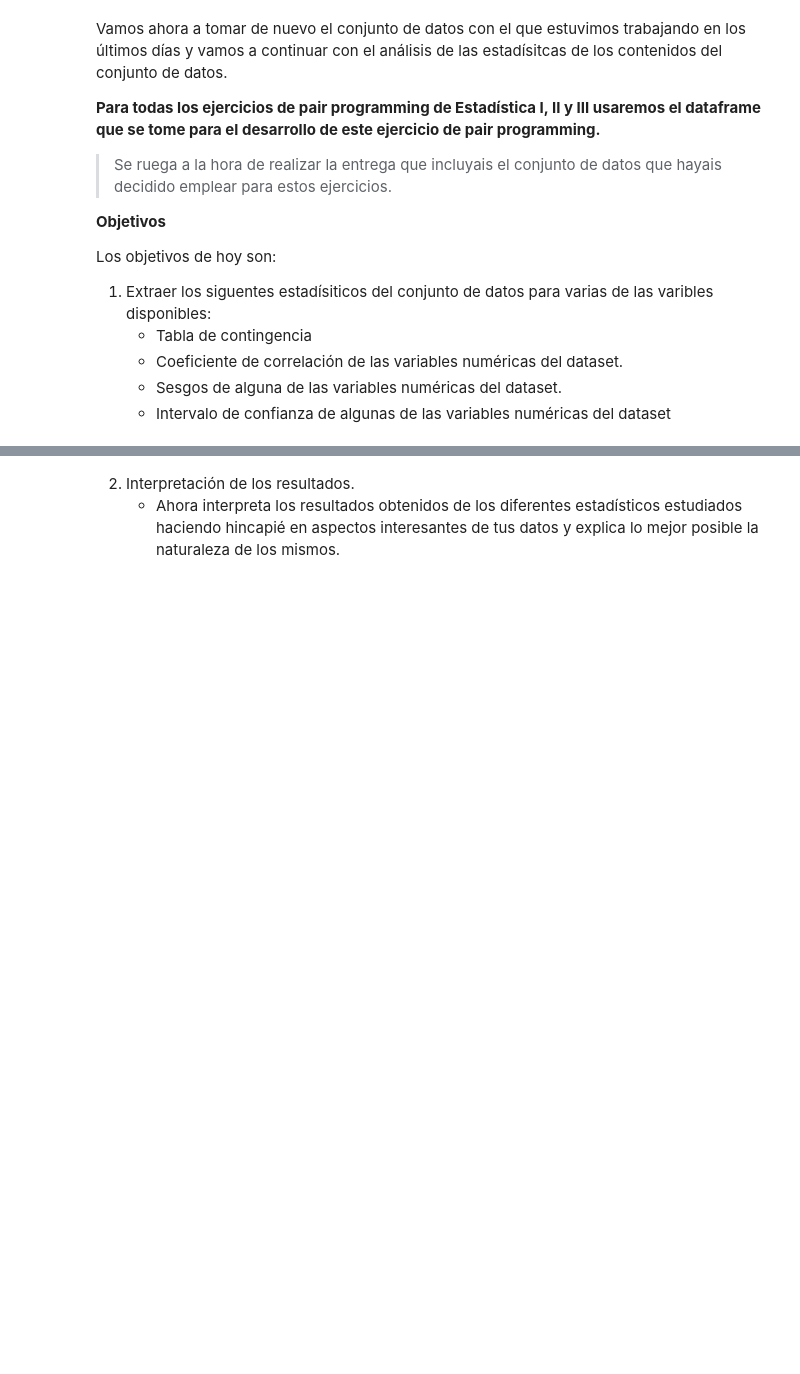
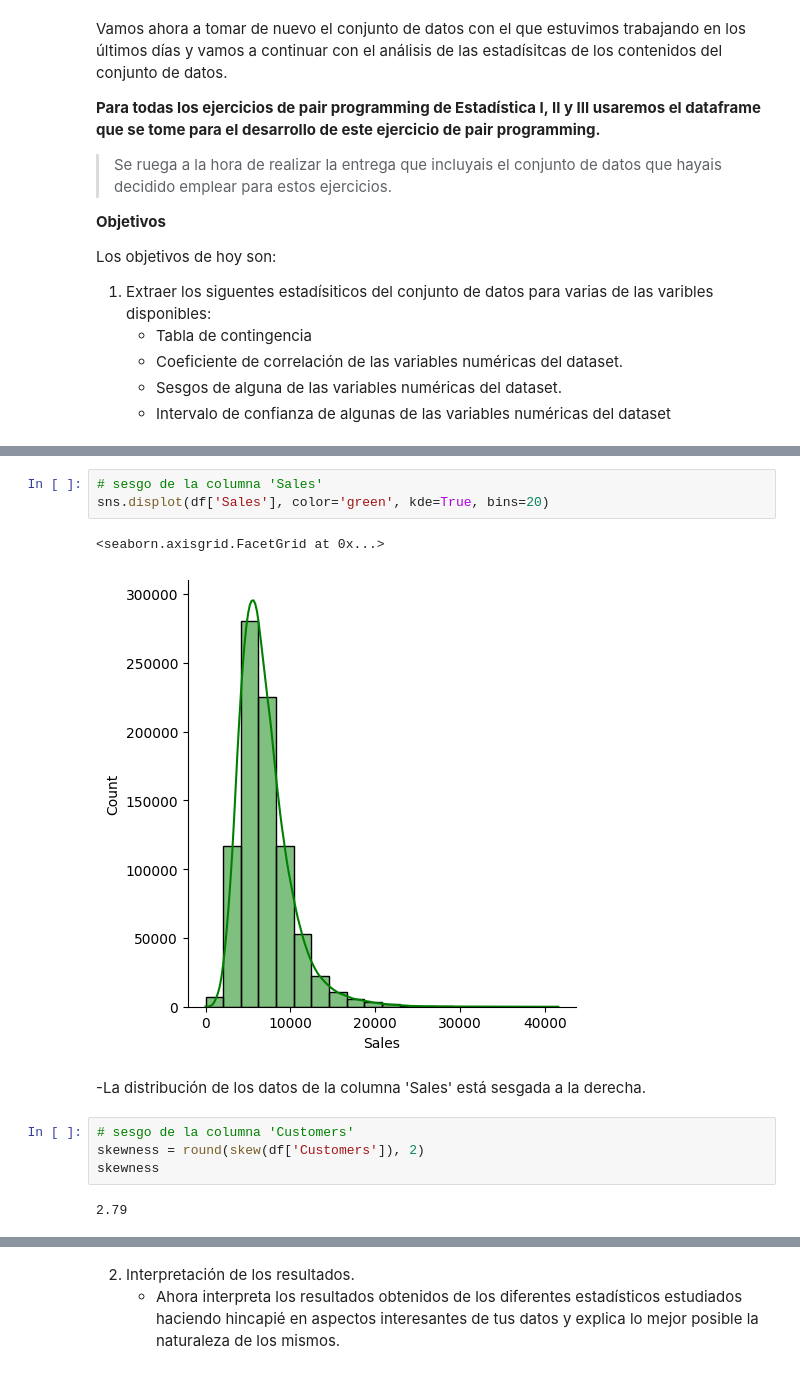
Before and after one commit to Adalab/promo-d-da-modulo2-sprint1-cassia-maitane, a Jupyter notebook: estadistica/estadistica-III-tablas-contingencia-intervalos-confianza.ipynb, the cells around one changed output, grey strips where cells are left out. Cells and saved outputs as stored; diff of their text form; blank space fills up the shorter version.

```diff
--- a/estadistica/estadistica-III-tablas-contingencia-intervalos-confianza.ipynb
+++ b/estadistica/estadistica-III-tablas-contingencia-intervalos-confianza.ipynb
@@ -18,0 +75,14 @@ Los objetivos de hoy son:
+# %%
+# sesgo de la columna 'Sales'
+sns.displot(df['Sales'], color='green', kde=True, bins=20)
+# %% [output]
+<seaborn.axisgrid.FacetGrid at 0x...>
+[figure, added]
+# %% [markdown]
+-La distribución de los datos de la columna 'Sales' está sesgada a la derecha.
+# %%
+# sesgo de la columna 'Customers'
+skewness = round(skew(df['Customers']), 2)
+skewness
+# %% [output]
+2.79
```
Also changed, not shown: parts of 10 cells of this notebook, 3 other files.
